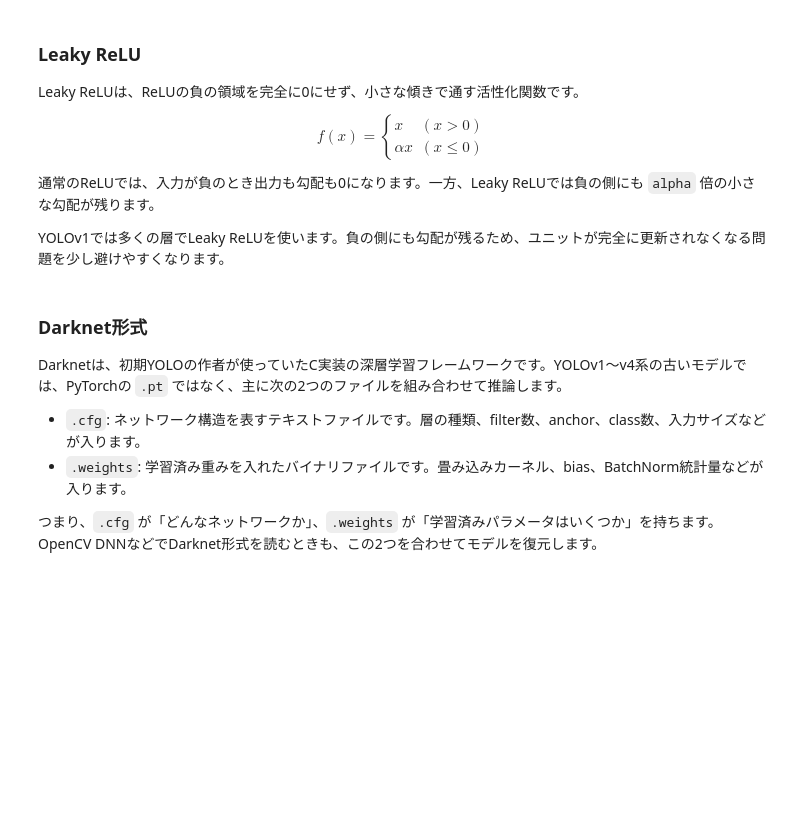
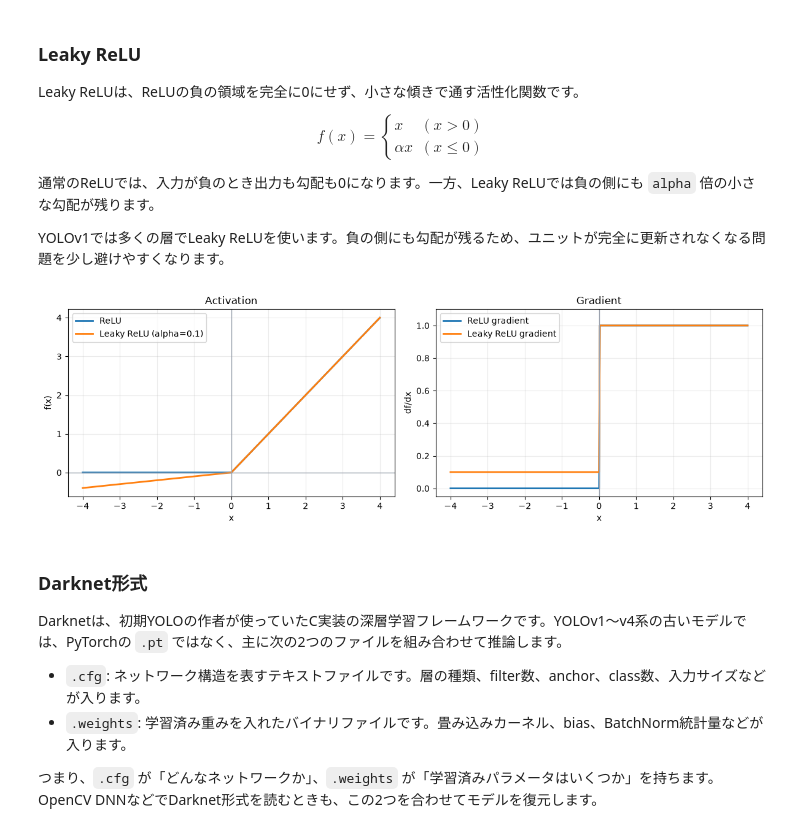
Before and after one commit to Kast8/YOLOs, a Jupyter notebook: yolo_history_tutorial.ipynb, the cells around one changed output. Drawn from its saved outputs; the diff is of its cells as text; code cells hidden in the pictures; blank space fills up the shorter version.

```diff
--- a/yolo_history_tutorial.ipynb
+++ b/yolo_history_tutorial.ipynb
@@ -68,7 +70,9 @@ $$
 
 YOLOv1では多くの層でLeaky ReLUを使います。負の側にも勾配が残るため、ユニットが完全に更新されなくなる問題を少し避けやすくなります。
 # %%
-leaky_relu_fig = display_leaky_relu_demo(alpha=0.1)
+display_leaky_relu_demo(alpha=0.1)
+# %% [output]
+[figure, added]
 # %% [markdown]
 ### Darknet形式
 
```
Also changed, not shown: parts of 231 cells of this notebook, 3 other files.
